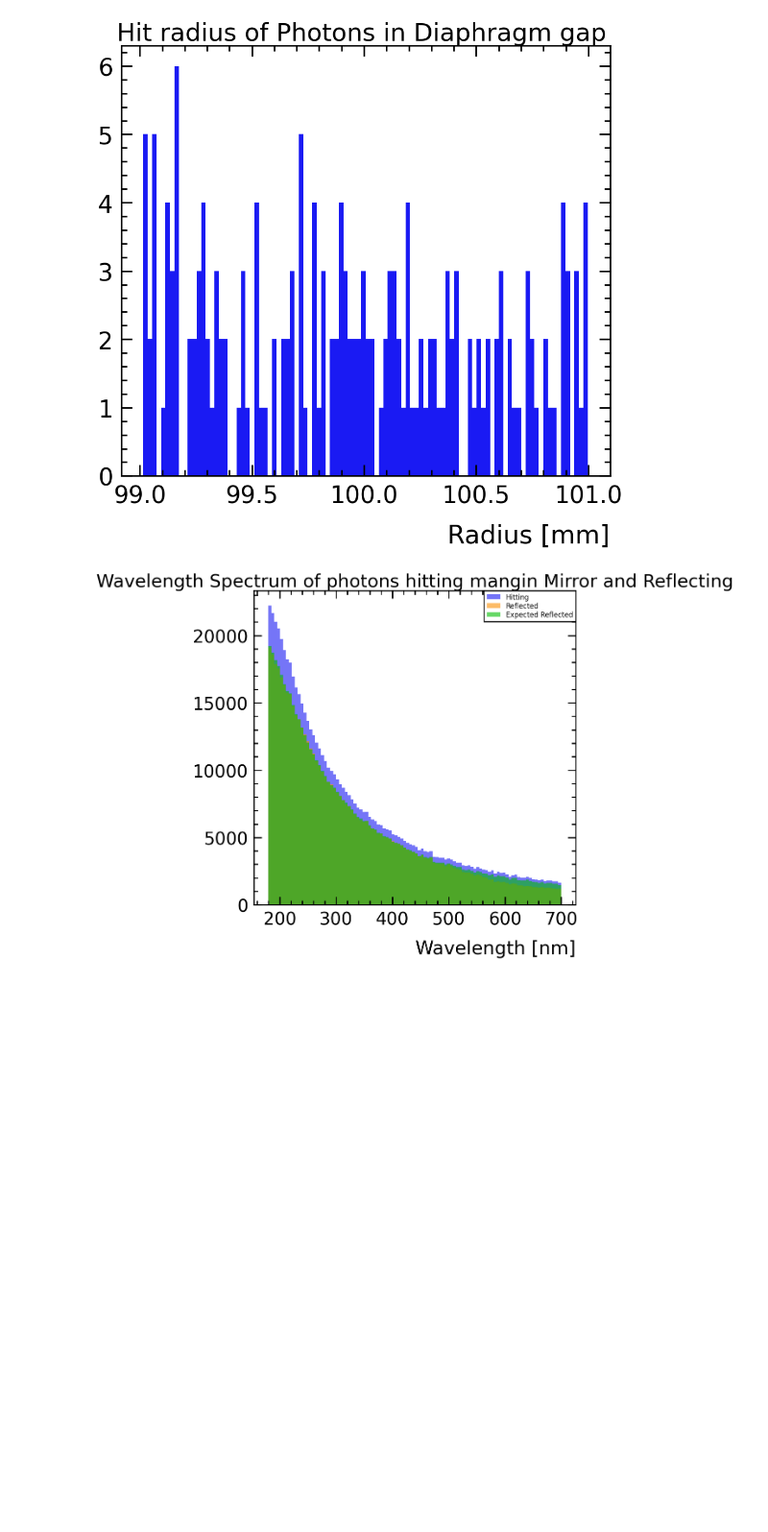
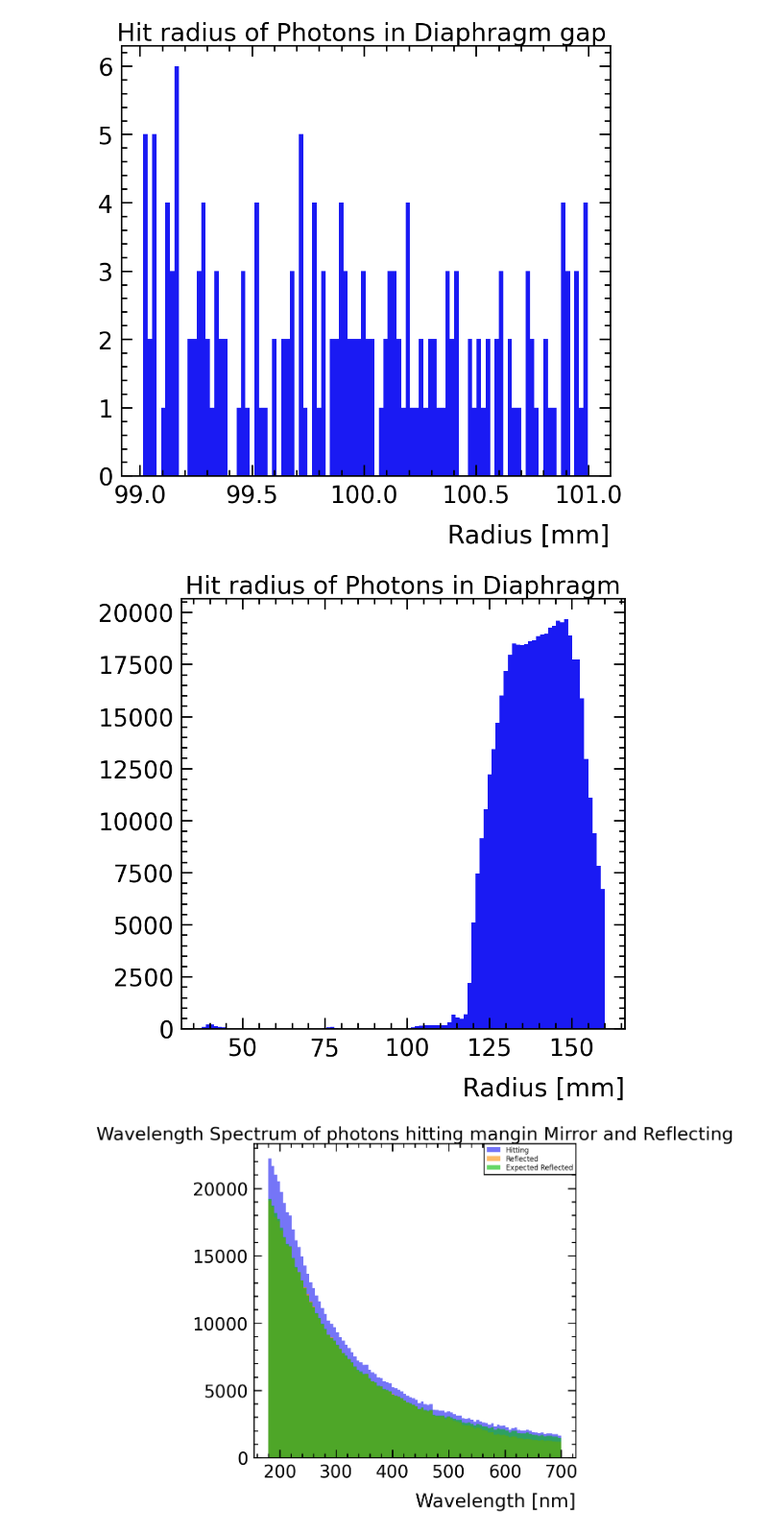
Before and after one commit to SandersJack/NA62_CEDARH_Handbook, a Jupyter notebook: CEDAR_Handbook.ipynb, the cells around one changed output. Shown at 96% size. Drawn from its saved outputs; the diff is of its cells as text; code cells hidden in the pictures; blank space fills up the shorter version.

```diff
--- a/CEDAR_Handbook.ipynb
+++ b/CEDAR_Handbook.ipynb
@@ -80,6 +80,7 @@ condensor_hit = [ [] for i in range(8)]
 condensor_trans = [ [] for i in range(8)]
 
 CedarDiaphragmGap_R = []
+CedarDiaphragm_R = []
 
 QW_hit = [ [] for i in range(8)]
 QW_Trans = [ [] for i in range(8)]
@@ -143,6 +144,9 @@ for t in range(len(events)):
 
         if "CedarDiaphragmGap" in prevol:
             CedarDiaphragmGap_R.append(np.sqrt(x**2+y**2))
+
+        if "CedarRadiatorGas" in prevol and "CedarDiaphragm" in finvol:
+            CedarDiaphragm_R.append(np.sqrt(x**2+y**2))
 
         if "CedarRadiatorGas" in prevol and "CedarQuartzWindow" in finvol:
             QW_hit[int(finvol[-1])-1].append(ELConvert(e*1e6)*1e3)
@@ -380,6 +384,14 @@ ax104.set_title("Hit radius of Photons in Diaphragm gap ")
 plt.show()
 # %% [output]
 [figure]
+# %%
+fig105, ax105 = plt.subplots(1, 1, figsize=(10, 10))
+ax105.hist(CedarDiaphragm_R, bins=100)
+ax105.set_xlabel("Radius [mm]")
+ax105.set_title("Hit radius of Photons in Diaphragm")
+plt.show()
+# %% [output]
+[figure, added]
 # %%
 fig01, ax01 = plt.subplots(1, 1, figsize=(10, 10))
 
```
